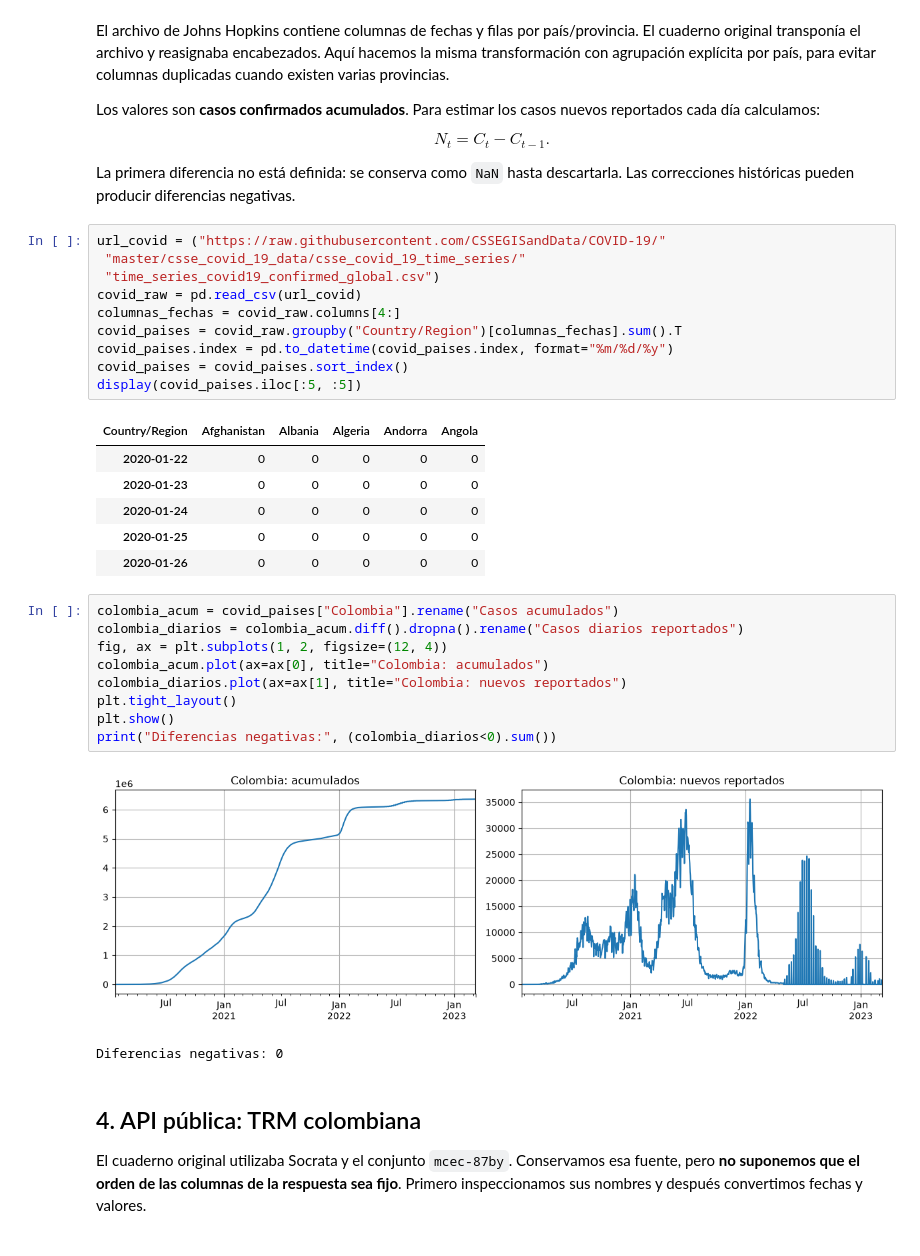
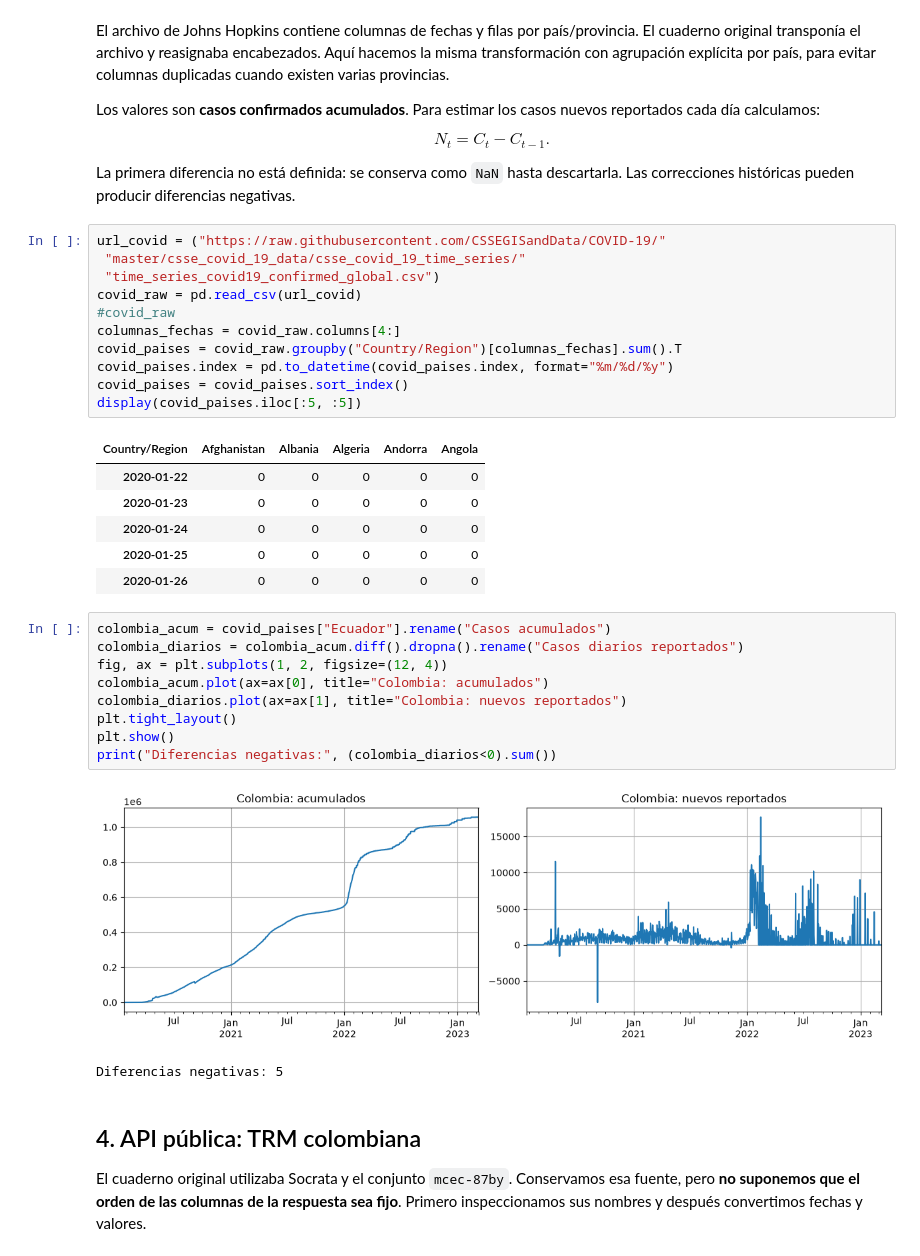
Before and after one commit to robertohincapie/Curso_TAAE, a Jupyter notebook: Unidad 4/Series de tiempo 0 - introduccion.ipynb, the cells around one changed output. Drawn from its saved outputs; the diff is of its cells as text.

```diff
--- a/Unidad 4/Series de tiempo 0 - introduccion.ipynb
+++ b/Unidad 4/Series de tiempo 0 - introduccion.ipynb
@@ -76,6 +118,7 @@ url_covid = ("https://raw.githubusercontent.com/CSSEGISandData/COVID-19/"
  "master/csse_covid_19_data/csse_covid_19_time_series/"
  "time_series_covid19_confirmed_global.csv")
 covid_raw = pd.read_csv(url_covid)
+#covid_raw
 columnas_fechas = covid_raw.columns[4:]
 covid_paises = covid_raw.groupby("Country/Region")[columnas_fechas].sum().T
 covid_paises.index = pd.to_datetime(covid_paises.index, format="%m/%d/%y")
@@ -89,17 +132,17 @@ display(covid_paises.iloc[:5, :5])
 | 2020-01-25 | 0 | 0 | 0 | 0 | 0 |
 | 2020-01-26 | 0 | 0 | 0 | 0 | 0 |
 # %%
-colombia_acum = covid_paises["Colombia"].rename("Casos acumulados")
+colombia_acum = covid_paises["Ecuador"].rename("Casos acumulados")
 colombia_diarios = colombia_acum.diff().dropna().rename("Casos diarios reportados")
 fig, ax = plt.subplots(1, 2, figsize=(12, 4))
 colombia_acum.plot(ax=ax[0], title="Colombia: acumulados")
 colombia_diarios.plot(ax=ax[1], title="Colombia: nuevos reportados")
 plt.tight_layout()
 plt.show()
 print("Diferencias negativas:", (colombia_diarios<0).sum())
 # %% [output]
-[figure, old version]
+[figure, new version]
-Diferencias negativas: 0
+Diferencias negativas: 5
 # %% [markdown]
 ## 4. API pública: TRM colombiana
 El cuaderno original utilizaba Socrata y el conjunto `mcec-87by`. Conservamos esa fuente, pero **no suponemos que el orden de las columnas de la respuesta sea fijo**. Primero inspeccionamos sus nombres y después convertimos fechas y valores.
```
Also changed, not shown: parts of 10 cells of this notebook.
